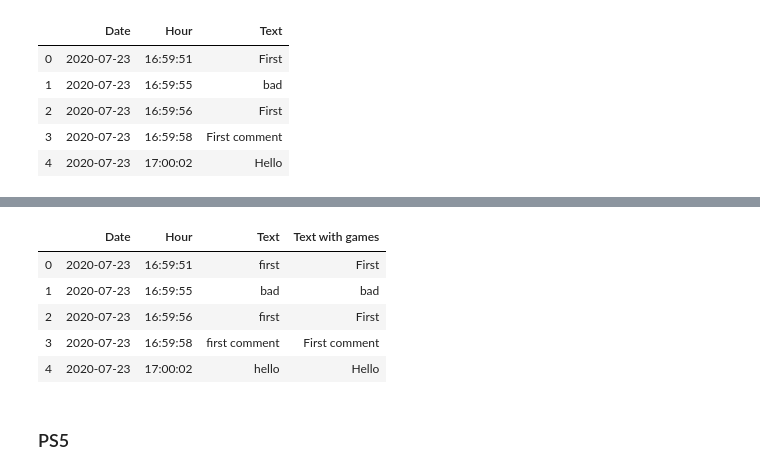
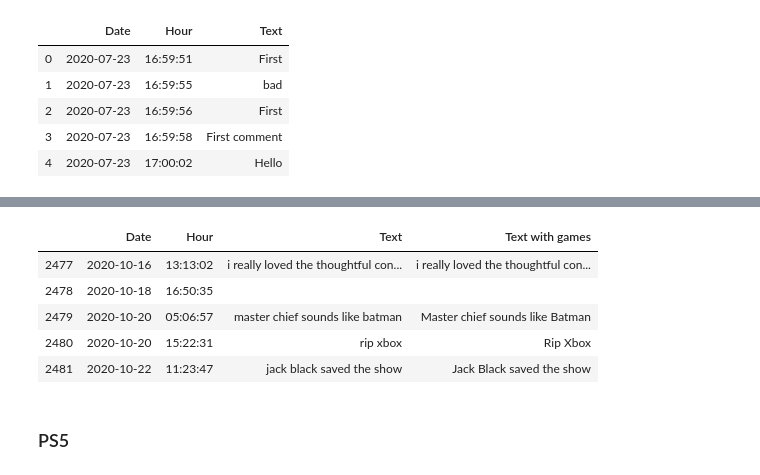
Before and after one commit to SalimAmarti/PS5_vs_XboxSeriesX, a Jupyter notebook: PS5 vs. Xbox Series X.ipynb, the cells around one changed output, grey strips where cells are left out. Drawn from its saved outputs; the diff is of its cells as text; code cells hidden in the pictures.

```diff
--- a/PS5 vs. Xbox Series X.ipynb
+++ b/PS5 vs. Xbox Series X.ipynb
@@ -199,7 +199,8 @@ Xbox_games_dict = {'Halo':'Halo Infinite, Halo',
                   'The Medium':'The Medium',
                   'Phantasy Star Online 2 New Genesis':'Phantasy Star Online 2 New Genesis, Phantasy Star, New Genesis, PSONG, PSO2, PSO2NG',
                   'Crossfire X':'Crossfire X, Crossfire, Cross fire',
-                  'Fable 4':'Fable 4, Fable IV, Fable'}
+                  'Fable 4':'Fable 4, Fable IV, Fable',
+                  'Gears of War':'Gears of War 5, Gears of War, Gears 5, Gears, GoW5, GoW'}
 # %%
 Xbox_games_remove = []
 for i in list(Xbox_games_dict):
@@ -242,14 +243,14 @@ for i in range(0,len(Xbox_data)):
     exclusions = '|'.join(Xbox_games_remove_final)
     Xbox_data['Text'].loc[i] = re.sub(exclusions, '', Xbox_data['Text'].loc[i].lower())
 # %%
-Xbox_data.head()
+Xbox_data.tail()
 # %% [output]
 |  | Date | Hour | Text | Text with games |
-| 0 | 2020-07-23 | 16:59:51 | first | First |
-| 1 | 2020-07-23 | 16:59:55 | bad | bad |
-| 2 | 2020-07-23 | 16:59:56 | first | First |
-| 3 | 2020-07-23 | 16:59:58 | first comment | First comment |
-| 4 | 2020-07-23 | 17:00:02 | hello | Hello |
+| 2477 | 2020-10-16 | 13:13:02 | i really loved the thoughtful con... | i really loved the thoughtful con... |
+| 2478 | 2020-10-18 | 16:50:35 |  |  |
+| 2479 | 2020-10-20 | 05:06:57 | master chief sounds like batman | Master chief sounds like Batman |
+| 2480 | 2020-10-20 | 15:22:31 | rip xbox | Rip Xbox |
+| 2481 | 2020-10-22 | 11:23:47 | jack black saved the show | Jack Black saved the show |
 # %% [markdown]
 ### PS5
 # %%
```
Also changed, not shown: parts of 24 cells of this notebook.
